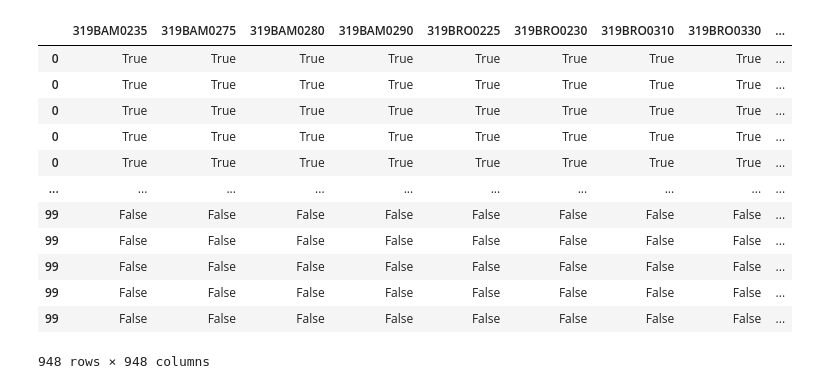
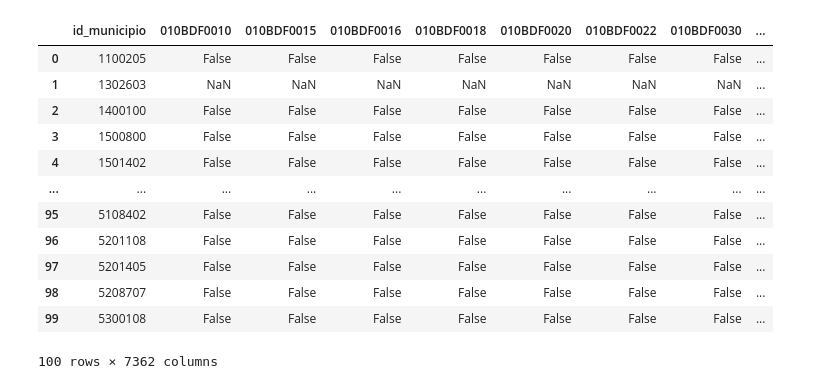
Before and after one commit to ocesarfreitas/ICE-23, a Jupyter notebook: det-INFRAESTRUTURA.ipynb, the cells around one changed output. Saved outputs shown, nothing was run; the diff lists cells and outputs as text; code cells hidden in the pictures.

```diff
--- a/det-INFRAESTRUTURA.ipynb
+++ b/det-INFRAESTRUTURA.ipynb
@@ -15,19 +15,19 @@ subdet = 'Transporte Interurbano'
 # %%
 # 2.3.1.1. Indicador Conectividade via Rodovias
 
 a = pd.read_csv('DETERMINANTE INFRAESTRUTURA/sd22_rodovias.csv')
-a.iloc[np.where(a==True)]
+a
 # %% [output]
-|  | 319BAM0235 | 319BAM0275 | 319BAM0280 | 319BAM0290 | 319BRO0225 | 319BRO0230 | 319BRO0310 | 319BRO0330 | ... |
-| 0 | True | True | True | True | True | True | True | True | ... |
-| 0 | True | True | True | True | True | True | True | True | ... |
-| 0 | True | True | True | True | True | True | True | True | ... |
-| 0 | True | True | True | True | True | True | True | True | ... |
-| 0 | True | True | True | True | True | True | True | True | ... |
+|  | id_municipio | 010BDF0010 | 010BDF0015 | 010BDF0016 | 010BDF0018 | 010BDF0020 | 010BDF0022 | 010BDF0030 | ... |
+| 0 | 1100205 | False | False | False | False | False | False | False | ... |
+| 1 | 1302603 | NaN | NaN | NaN | NaN | NaN | NaN | NaN | ... |
+| 2 | 1400100 | False | False | False | False | False | False | False | ... |
+| 3 | 1500800 | False | False | False | False | False | False | False | ... |
+| 4 | 1501402 | False | False | False | False | False | False | False | ... |
 | ... | ... | ... | ... | ... | ... | ... | ... | ... | ... |
-| 99 | False | False | False | False | False | False | False | False | ... |
-| 99 | False | False | False | False | False | False | False | False | ... |
-| 99 | False | False | False | False | False | False | False | False | ... |
-| 99 | False | False | False | False | False | False | False | False | ... |
-| 99 | False | False | False | False | False | False | False | False | ... |
+| 95 | 5108402 | False | False | False | False | False | False | False | ... |
+| 96 | 5201108 | False | False | False | False | False | False | False | ... |
+| 97 | 5201405 | False | False | False | False | False | False | False | ... |
+| 98 | 5208707 | False | False | False | False | False | False | False | ... |
+| 99 | 5300108 | False | False | False | False | False | False | False | ... |
-948 rows × 948 columns
+100 rows × 7362 columns
```
Also changed, not shown: parts of 2 cells of this notebook, 18 other files.
